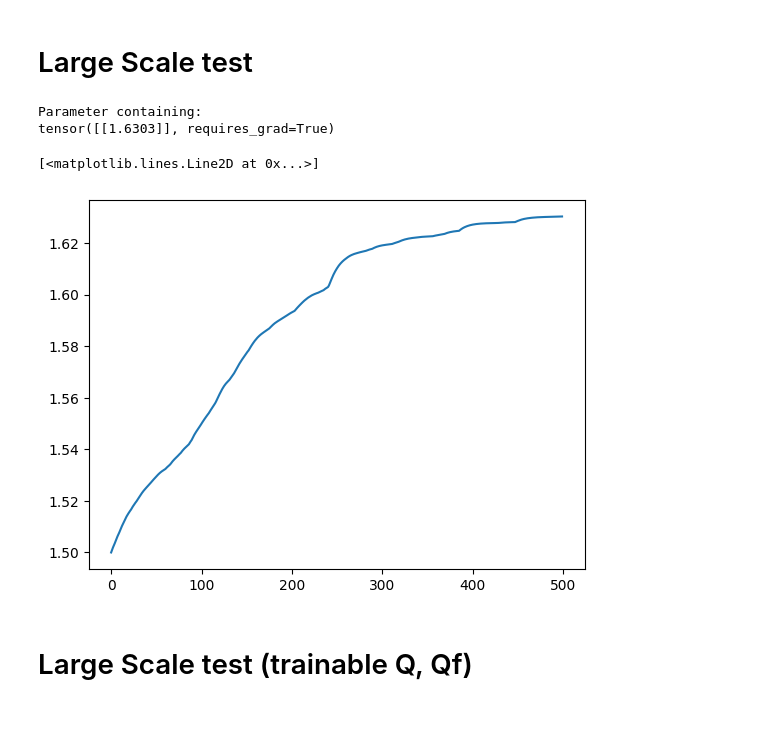
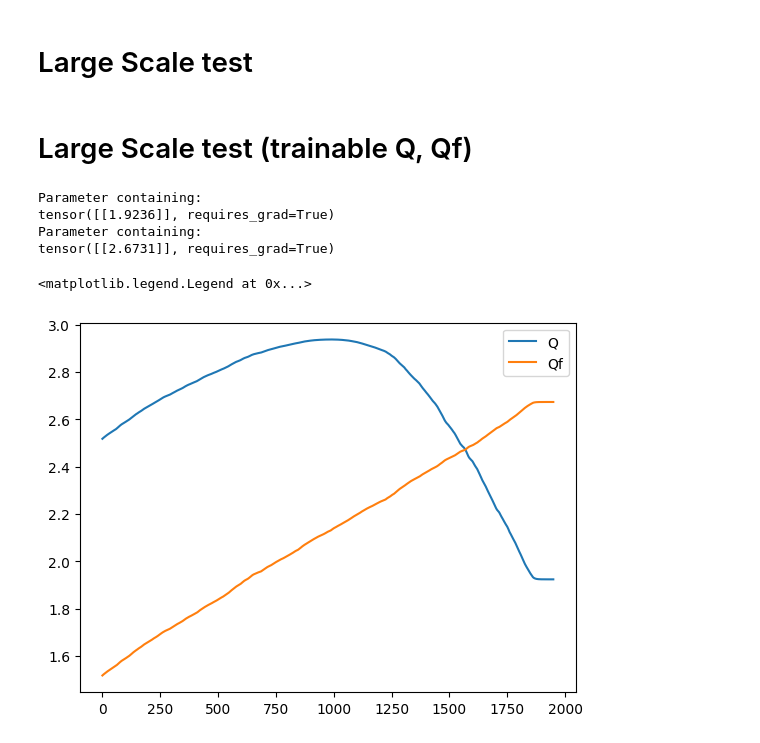
Before and after one commit to anby-dmr/RDP_asym_stability, a Jupyter notebook: direct_LQR_test.ipynb, the cells around one changed output. Drawn from its saved outputs; the diff is of its cells as text; code cells hidden in the pictures; blank space fills up the shorter version.

```diff
--- a/direct_LQR_test.ipynb
+++ b/direct_LQR_test.ipynb
@@ -169,14 +180,14 @@ from torch.optim import Adam
 
 DTYPES = torch.float32
 torch.set_default_dtype(DTYPES)
-MPC_T = 10
+MPC_T = 8
 A = torch.tensor([[1.]])
 B = torch.tensor([[1.]])
 Q = torch.tensor([[1.]])
 R = torch.tensor([[1.]])
 Qf = nn.Parameter(torch.tensor([[1.5]]))
 N = torch.tensor([[0.]])
-T = 7
+T = 3
 nx = 1
 nu = 1
 
@@ -209,11 +220,6 @@ for epoch in tqdm(range(n_epoch)):
 
 print(Qf)
 plt.plot(terminal_list)
-# %% [output]
-Parameter containing:
-tensor([[1.6303]], requires_grad=True)
-[<matplotlib.lines.Line2D at 0x...>]
-[figure, removed]
 # %% [markdown]
 # Large Scale test (trainable Q, Qf)
 # %%
@@ -227,9 +233,9 @@ torch.set_default_dtype(DTYPES)
 MPC_T = 10
 A = torch.tensor([[1.]])
 B = torch.tensor([[1.]])
-Q = nn.Parameter(torch.tensor([[2.5]]))
+Q = nn.Parameter(torch.tensor([[2.51753]]))
 R = torch.tensor([[1.]])
-Qf = nn.Parameter(torch.tensor([[1.5]]))
+Qf = nn.Parameter(torch.tensor([[1.51752]]))
 N = torch.tensor([[0.]])
 T = 3
 nx = 1
@@ -242,34 +248,41 @@ Qf_list = []
 
 n_epoch = 10000
 
 loss = 0
 loss_recent = 0
 for epoch in tqdm(range(n_epoch)):
     if epoch % 50 == 0:
+        if epoch != 0 and loss_recent/50 < 1e-8:
+            break
         loss_recent = 0
-    x_init = torch.randn(1, 1) * 100
-    x = x_init
+    x_init = torch.rand(1, 1) * 100
 
     Q_list.append(Q.item())
     Qf_list.append(Qf.item())
 
     x_list, u_list, VN_list = mpc(A, B, N, Q, R, Qf, MPC_T, T, x_init)
 
     optimizer.zero_grad()
     loss = cal_RDP_criteria(VN_list, x_list, u_list, 1, MPC_T, lambda x: torch.relu(x), test=False)
     loss_recent += loss
     loss.backward()
     optimizer.step()
-    if loss_recent < 1e-8:
-        break
+
     if epoch%100 == 0:
         # sqrt VN
         x_seq, u_seq, VN_seq = mpc(A, B, N, Q, R, Qf, MPC_T, T, torch.tensor([[1.]]))
         VN_seq = [torch.sqrt(VN) for VN in VN_seq]
         # plot_seq(x_seq, u_seq, VN_seq)
 
 print(Q)
 print(Qf)
 plt.plot(Q_list, label='Q')
 plt.plot(Qf_list, label='Qf')
 plt.legend()
+# %% [output]
+Parameter containing:
+tensor([[1.9236]], requires_grad=True)
+Parameter containing:
+tensor([[2.6731]], requires_grad=True)
+<matplotlib.legend.Legend at 0x...>
+[figure, added]
```
Also changed, not shown: parts of 1 cell of this notebook, 1 other file.
